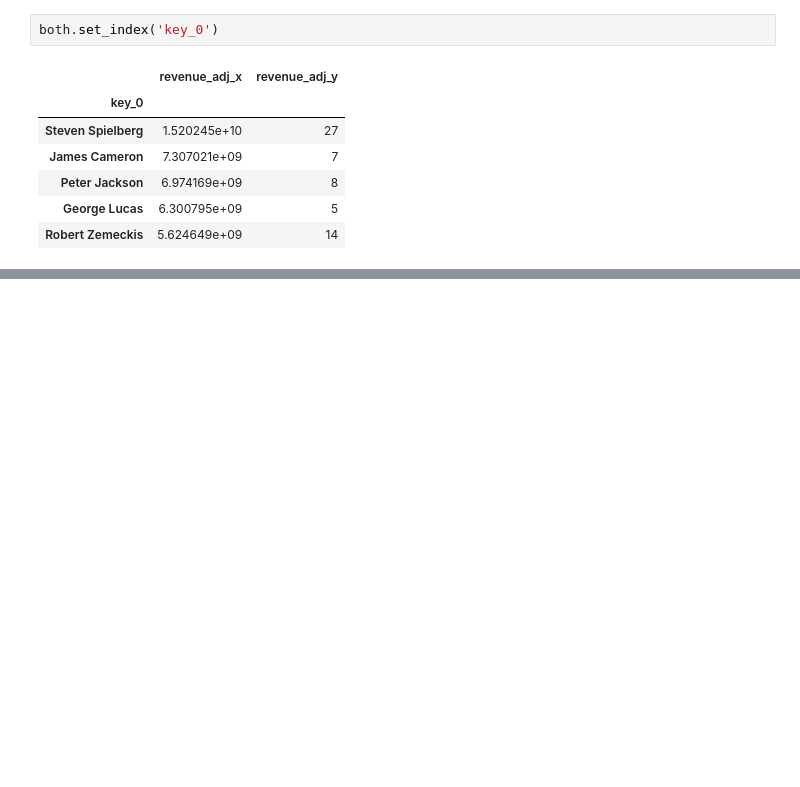
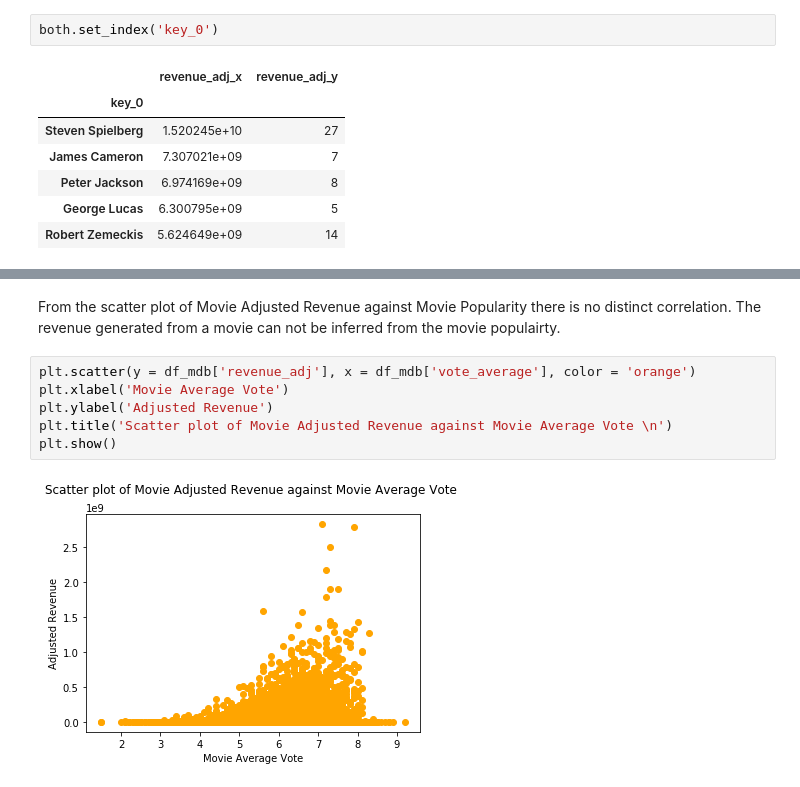
Before and after one commit to RoyalVee/TMDB-5000-Movie-Dataset-Analysis, a Jupyter notebook: Untitled.ipynb, the cells around one changed output, grey strips where cells are left out. Drawn from its saved outputs; the diff is of its cells as text; blank space fills up the shorter version.

```diff
--- a/Untitled.ipynb
+++ b/Untitled.ipynb
@@ -299,0 +310,10 @@ ValueError: Neither the `x` nor `y` variable appears to be numeric.
+# %% [markdown]
+From the scatter plot of Movie Adjusted Revenue against Movie Popularity there is no distinct correlation. The revenue generated from a movie can not be inferred from the movie populairty.
+# %%
+plt.scatter(y = df_mdb['revenue_adj'], x = df_mdb['vote_average'], color = 'orange')
+plt.xlabel('Movie Average Vote')
+plt.ylabel('Adjusted Revenue')
+plt.title('Scatter plot of Movie Adjusted Revenue against Movie Average Vote \n')
+plt.show()
+# %% [output]
+[figure, added]
```
Also changed, not shown: parts of 16 cells of this notebook.
